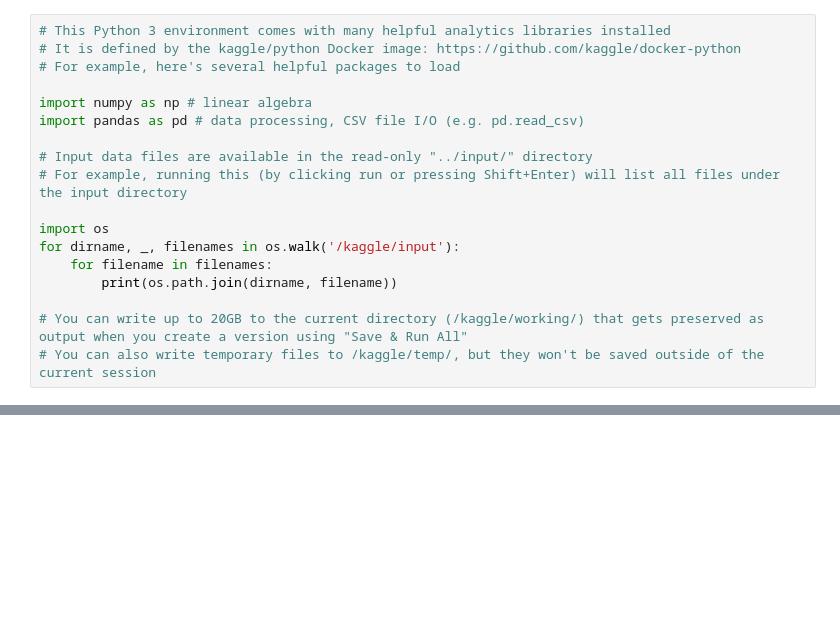
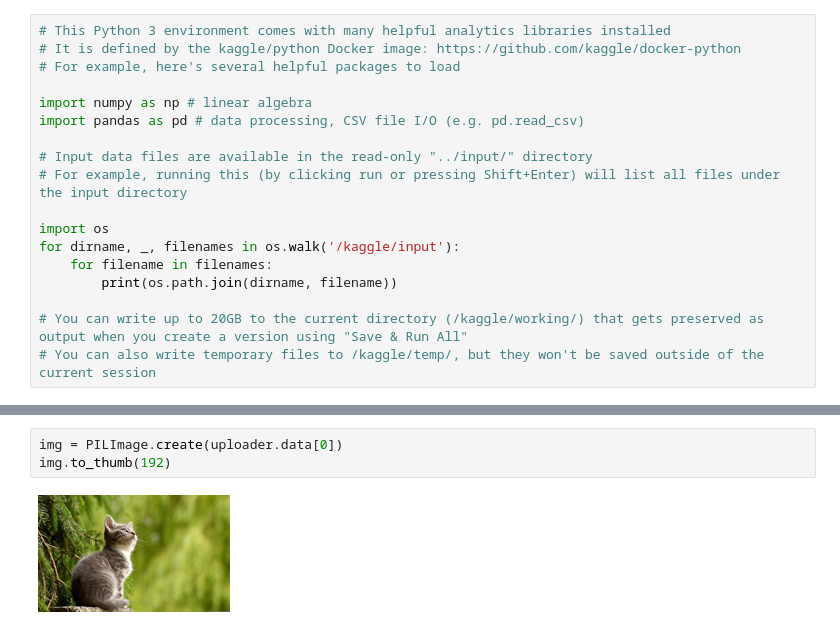
Before and after one commit to omergilani/FastAI_Book_WalkThrough, a Jupyter notebook: fastaibook-chap1.ipynb, the cells around one changed output, grey strips where cells are left out. Cells and saved outputs as stored; diff of their text form; blank space fills up the shorter version.

```diff
--- a/fastaibook-chap1.ipynb
+++ b/fastaibook-chap1.ipynb
@@ -18,0 +83,5 @@ for dirname, _, filenames in os.walk('/kaggle/input'):
+# %%
+img = PILImage.create(uploader.data[0])
+img.to_thumb(192)
+# %% [output]
+[figure, added]
```
Also changed, not shown: parts of 13 cells of this notebook.
